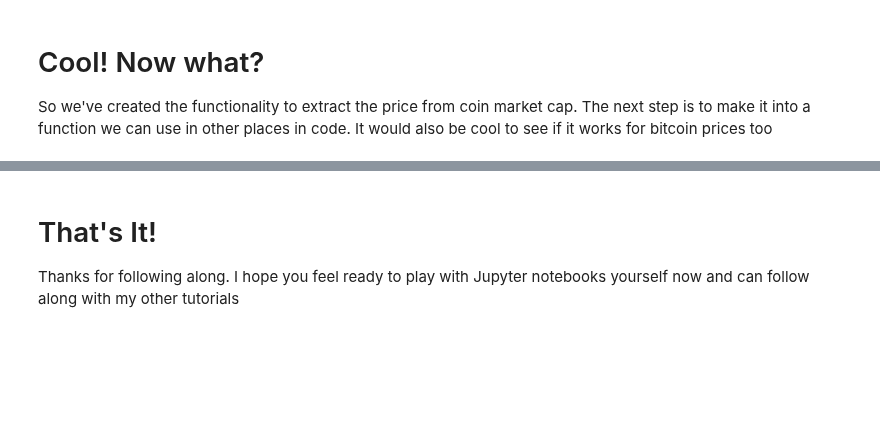
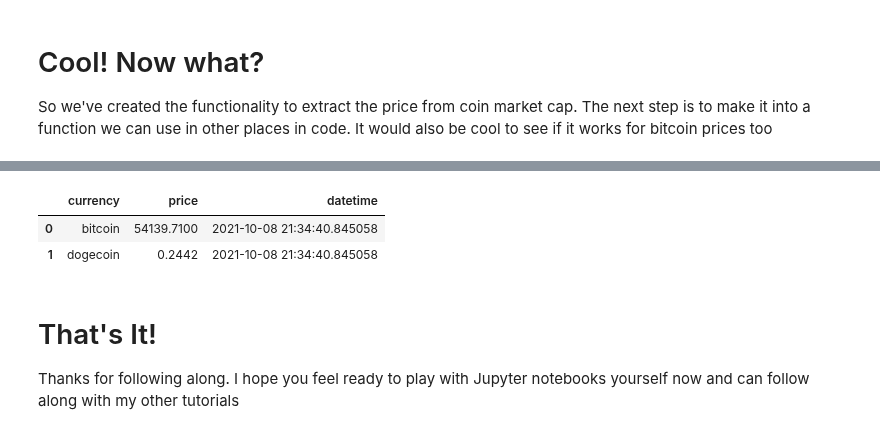
Before and after one commit to rogerfitz/tutorials, a Jupyter notebook: _introduction_to_jupyter_notebooks/0_Jupyter_Notebook_Basics.ipynb, the cells around one changed output, grey strips where cells are left out. Cells and saved outputs as stored; diff of their text form; code cells hidden in the pictures; blank space fills up the shorter version.

```diff
--- a/_introduction_to_jupyter_notebooks/0_Jupyter_Notebook_Basics.ipynb
+++ b/_introduction_to_jupyter_notebooks/0_Jupyter_Notebook_Basics.ipynb
@@ -238 +239,9 @@ max      41134.400000
 Name: price, dtype: float64
+# %%
+import datetime
+current_price_df['datetime']=datetime.datetime.utcnow()
+current_price_df
+# %% [output]
+|  | currency | price | datetime |
+| 0 | bitcoin | 54139.7100 | 2021-10-08 21:34:40.845058 |
+| 1 | dogecoin | 0.2442 | 2021-10-08 21:34:40.845058 |
```
Also changed, not shown: parts of 16 cells of this notebook, 1 other file.
